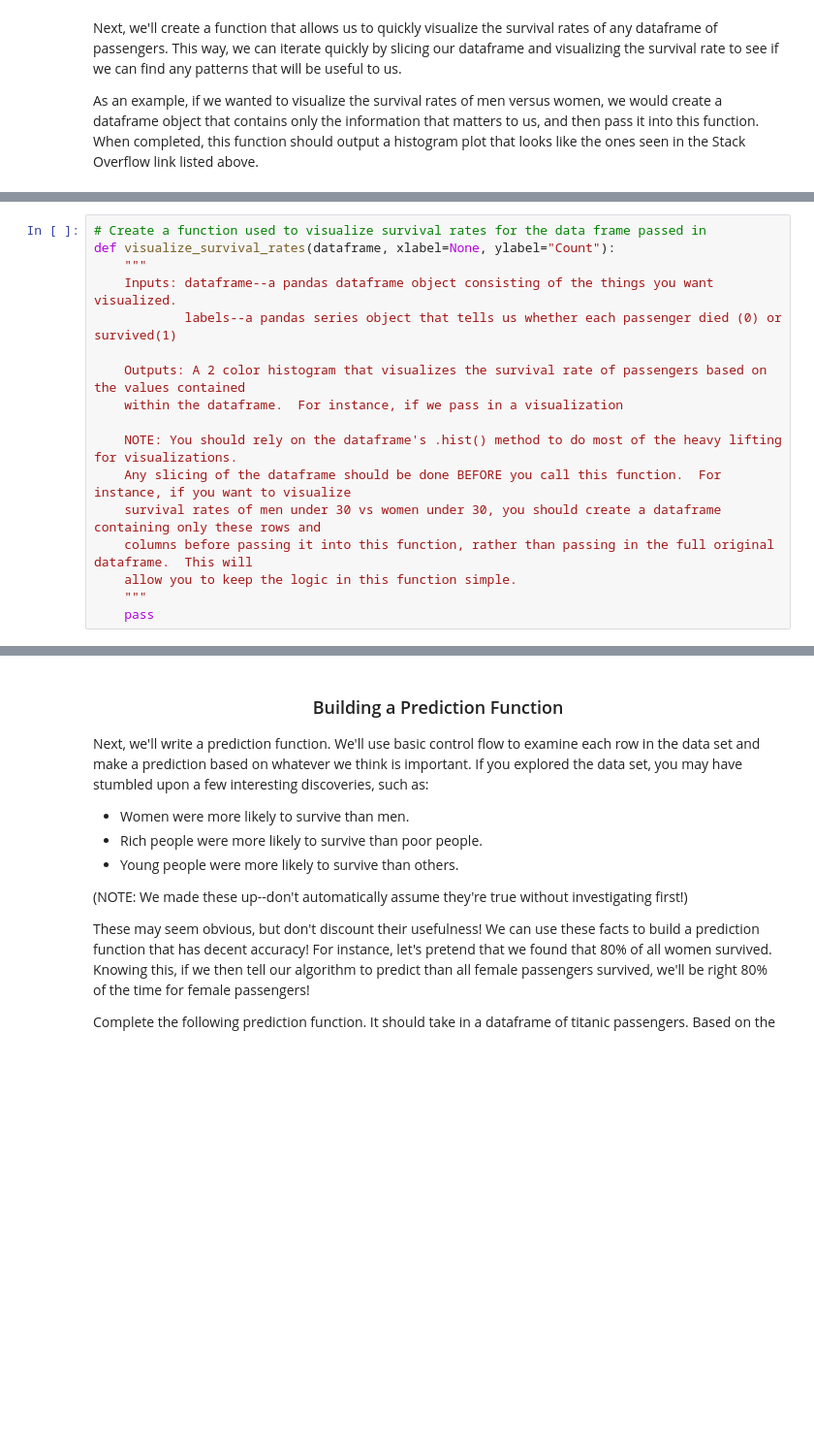
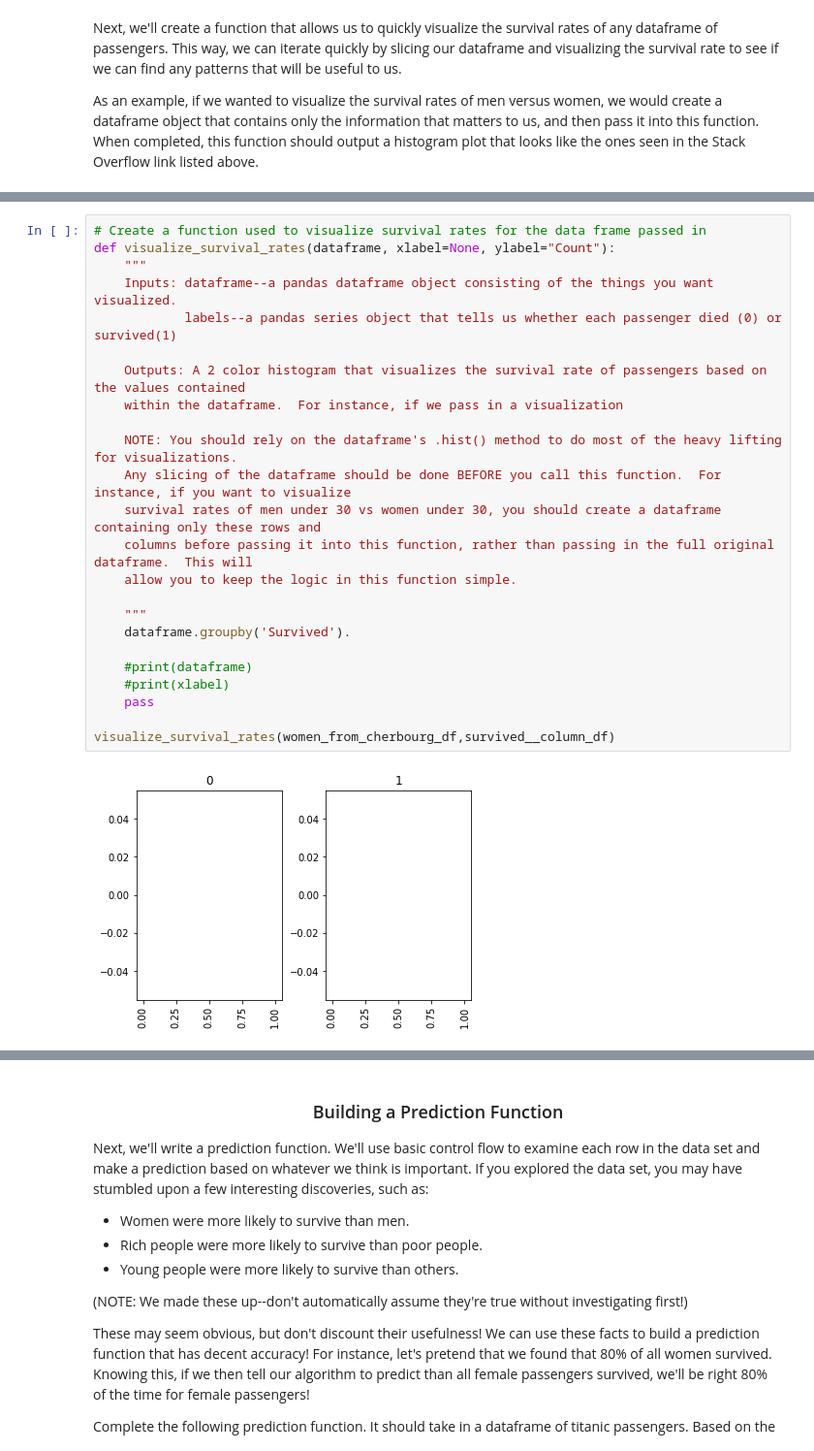
Before and after one commit to Doncurt/DS-2-Machine-Learning, a Jupyter notebook: 00_Titanic_Survival_Prediction.ipynb, the cells around one changed output, grey strips where cells are left out. Shown at 97% size. Saved outputs shown, nothing was run; the diff lists cells and outputs as text; blank space fills up the shorter version.

Commit message:
stilll cant get histogram to work correct

```diff
--- a/00_Titanic_Survival_Prediction.ipynb
+++ b/00_Titanic_Survival_Prediction.ipynb
@@ -210,17 +226,26 @@ As an example, if we wanted to visualize the survival rates of men versus women,
 # %%
 # Create a function used to visualize survival rates for the data frame passed in
 def visualize_survival_rates(dataframe, xlabel=None, ylabel="Count"):
     """
     Inputs: dataframe--a pandas dataframe object consisting of the things you want visualized.
             labels--a pandas series object that tells us whether each passenger died (0) or survived(1)
 
     Outputs: A 2 color histogram that visualizes the survival rate of passengers based on the values contained
     within the dataframe.  For instance, if we pass in a visualization
 
     NOTE: You should rely on the dataframe's .hist() method to do most of the heavy lifting for visualizations.
     Any slicing of the dataframe should be done BEFORE you call this function.  For instance, if you want to visualize
     survival rates of men under 30 vs women under 30, you should create a dataframe containing only these rows and
     columns before passing it into this function, rather than passing in the full original dataframe.  This will
     allow you to keep the logic in this function simple.
+
     """
+    dataframe.groupby('Survived').
+
+    #print(dataframe)
+    #print(xlabel)
     pass
+
+visualize_survival_rates(women_from_cherbourg_df,survived__column_df)
+# %% [output]
+[figure, added]
```
Also changed, not shown: parts of 8 cells of this notebook.
